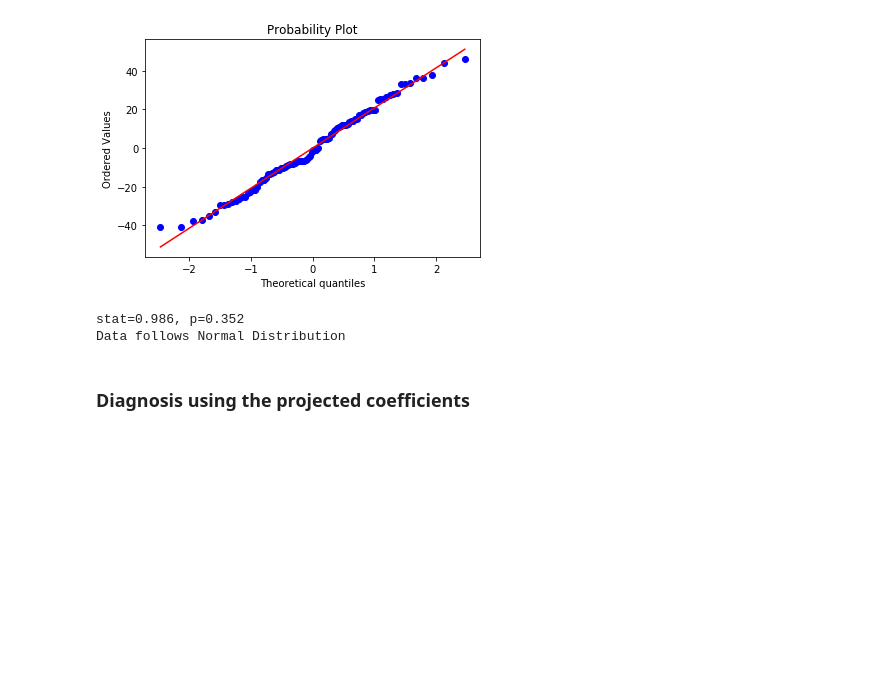
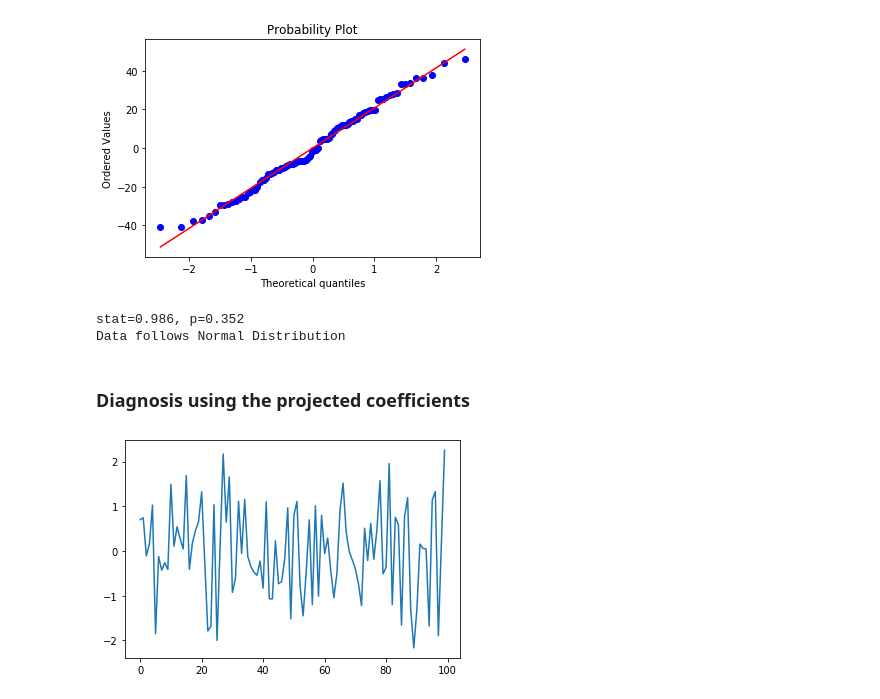
Before and after one commit to ZoeYou/mal-projet-tp-s5, a Jupyter notebook: tp5.ipynb, the cells around one changed output. Cells and saved outputs as stored; diff of their text form; code cells hidden in the pictures; blank space fills up the shorter version.

```diff
--- a/tp5.ipynb
+++ b/tp5.ipynb
@@ -203,3 +207,8 @@ def Prob_Zk(alpha=0.01,coefficients=x_pca):
         Y.append(y_i)
 
     return chi2.cdf(sum(Y), df=k-1)
+# %%
+plt.plot(x_pca[:,1]/math.sqrt(np.var(x_pca[:,1])))
+plt.show()
+# %% [output]
+[figure, added]
```
Also changed, not shown: parts of 5 cells of this notebook, 1 other file.
